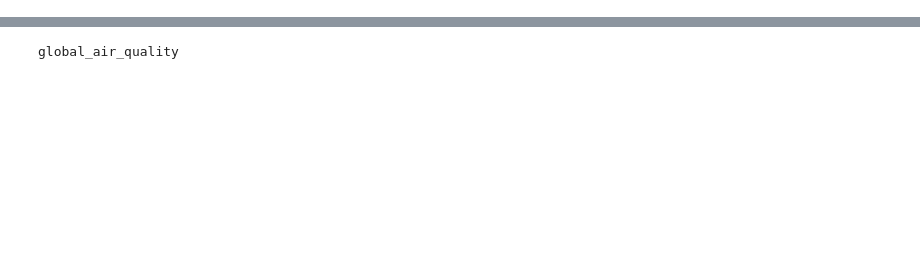
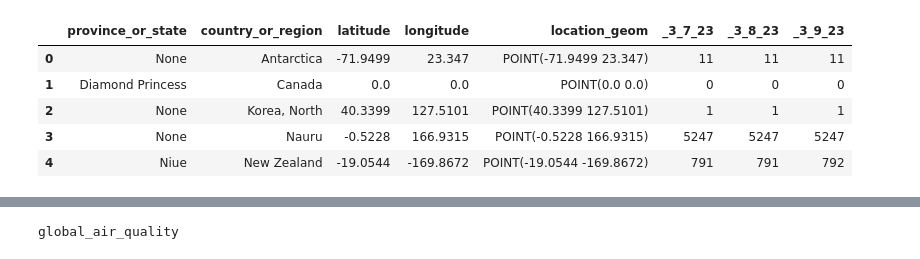
Before and after one commit to NicolasFredes/Prueba_1-main, a Jupyter notebook: Untitled-1.ipynb, the cells around one changed output, grey strips where cells are left out. Saved outputs shown, nothing was run; the diff lists cells and outputs as text; code cells hidden in the pictures; blank space fills up the shorter version.

```diff
--- a/Untitled-1.ipynb
+++ b/Untitled-1.ipynb
@@ -54,0 +49,9 @@ client.list_rows(table, max_results=5).to_dataframe()
+# %%
+client.list_rows(tabla_confirmados, selected_fields =tabla_confirmados.schema[:5] + tabla_confirmados.schema[-3:] , max_results=5).to_dataframe()
+# %% [output]
+|  | province_or_state | country_or_region | latitude | longitude | location_geom | _3_7_23 | _3_8_23 | _3_9_23 |
+| 0 | None | Antarctica | -71.9499 | 23.347 | POINT(-71.9499 23.347) | 11 | 11 | 11 |
+| 1 | Diamond Princess | Canada | 0.0 | 0.0 | POINT(0.0 0.0) | 0 | 0 | 0 |
+| 2 | None | Korea, North | 40.3399 | 127.5101 | POINT(40.3399 127.5101) | 1 | 1 | 1 |
+| 3 | None | Nauru | -0.5228 | 166.9315 | POINT(-0.5228 166.9315) | 5247 | 5247 | 5247 |
+| 4 | Niue | New Zealand | -19.0544 | -169.8672 | POINT(-19.0544 -169.8672) | 791 | 791 | 792 |
```
Also changed, not shown: parts of 12 cells of this notebook.
